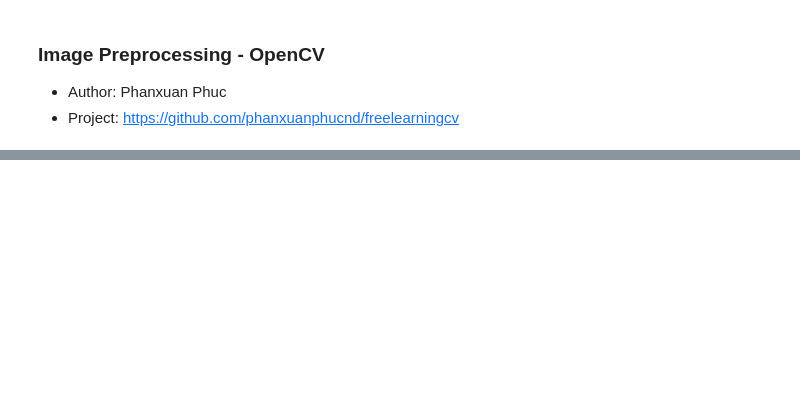
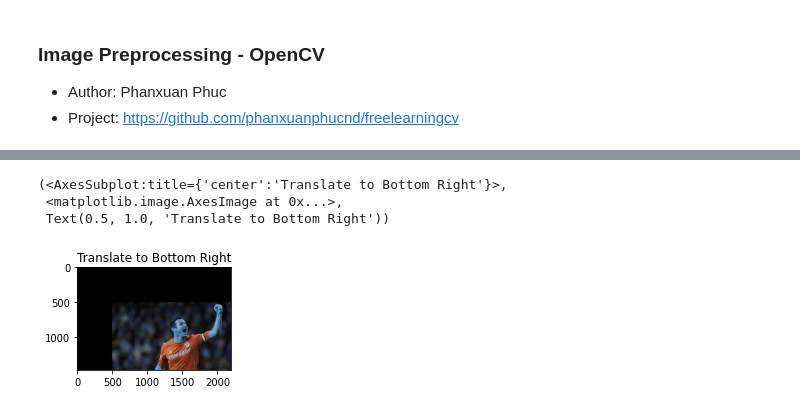
Before and after one commit to phanxuanphucnd/freelearningcv, a Jupyter notebook: jupyter notebooks/Image preprocessing.ipynb, the cells around one changed output, grey strips where cells are left out. Cells and saved outputs as stored; diff of their text form; code cells hidden in the pictures; blank space fills up the shorter version.

```diff
--- a/jupyter notebooks/Image preprocessing.ipynb
+++ b/jupyter notebooks/Image preprocessing.ipynb
@@ -33,0 +86,17 @@ Scale ảnh là việc chúng ta thay đổi kích thước dài, rộng của
+# %%
+rows, cols = img.shape[:2]
+
+# TODO: Dịch chuyển ảnh xuống gốc dưới phải
+tx, ty = (500, 500)
+M1 = np.array([[1, 0, tx],
+               [0, 1, ty]], dtype=np.float32)
+
+tran1 = cv2.warpAffine(img, M1, (cols, rows))
+
+plt.figure(figsize=(16, 4))
+plt.subplot(152),plt.imshow(tran1),plt.title('Translate to Bottom Right')
+# %% [output]
+(<AxesSubplot:title={'center':'Translate to Bottom Right'}>,
+ <matplotlib.image.AxesImage at 0x...>,
+ Text(0.5, 1.0, 'Translate to Bottom Right'))
+[figure, added]
```
Also changed, not shown: parts of 15 cells of this notebook, 3 other files.
